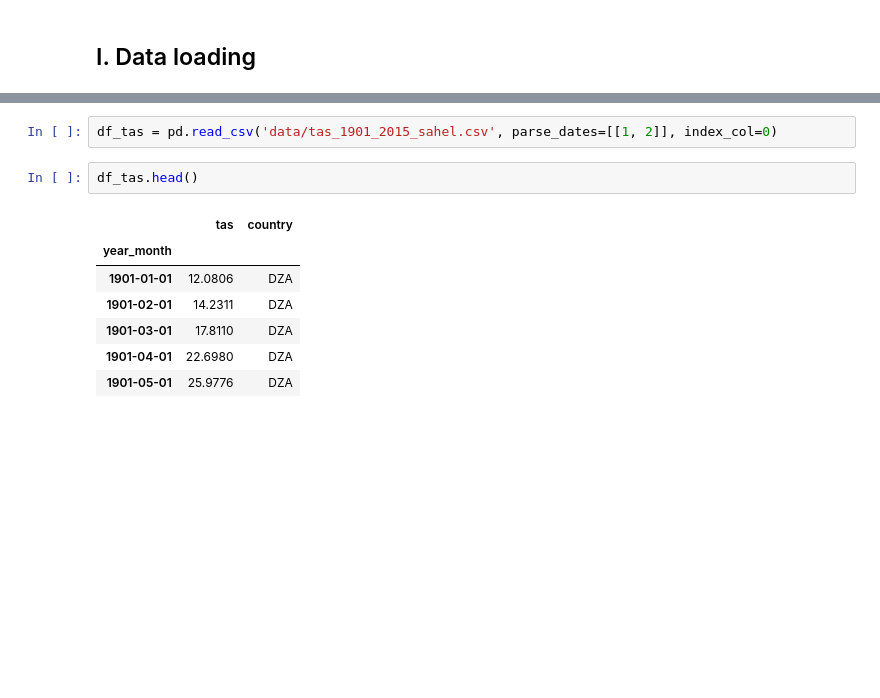
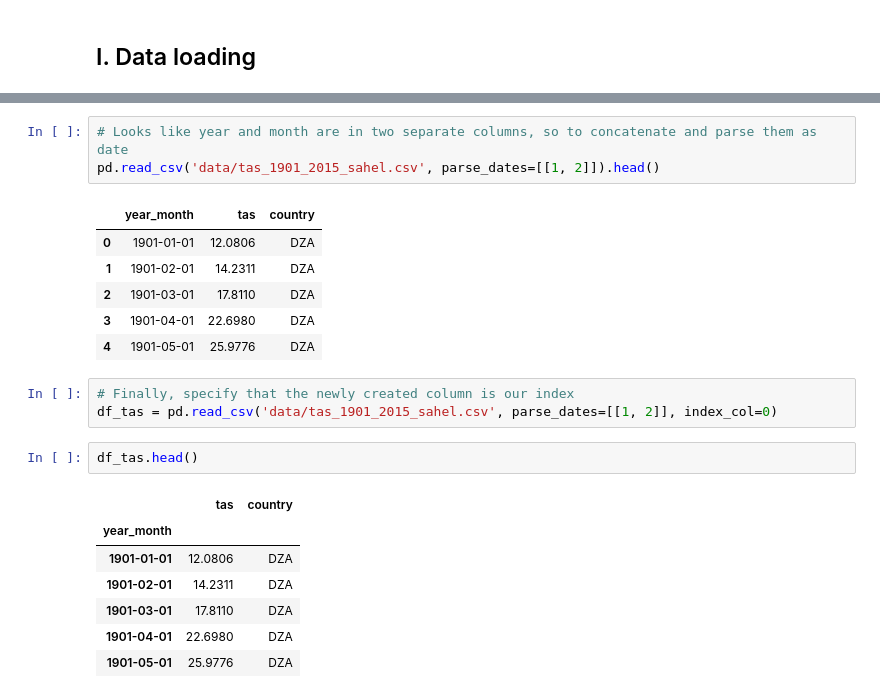
Before and after one commit to franckalbinet/ictp-3268-data-science, a Jupyter notebook: hands-on-sessions/notebooks/2-time-series-visualization-python.ipynb, the cells around one changed output, grey strips where cells are left out. Saved outputs shown, nothing was run; the diff lists cells and outputs as text; blank space fills up the shorter version.

```diff
--- a/hands-on-sessions/notebooks/2-time-series-visualization-python.ipynb
+++ b/hands-on-sessions/notebooks/2-time-series-visualization-python.ipynb
@@ -29,4 +43,15 @@ plt.rcParams['figure.figsize'] = (16, 8)
+# %%
+# Looks like year and month are in two separate columns, so to concatenate and parse them as date
+pd.read_csv('data/tas_1901_2015_sahel.csv', parse_dates=[[1, 2]]).head()
+# %% [output]
+|  | year_month | tas | country |
+| 0 | 1901-01-01 | 12.0806 | DZA |
+| 1 | 1901-02-01 | 14.2311 | DZA |
+| 2 | 1901-03-01 | 17.8110 | DZA |
+| 3 | 1901-04-01 | 22.6980 | DZA |
+| 4 | 1901-05-01 | 25.9776 | DZA |
 # %%
+# Finally, specify that the newly created column is our index
 df_tas = pd.read_csv('data/tas_1901_2015_sahel.csv', parse_dates=[[1, 2]], index_col=0)
 # %%
 df_tas.head()
```
Also changed, not shown: parts of 12 cells of this notebook, 1 other file.
